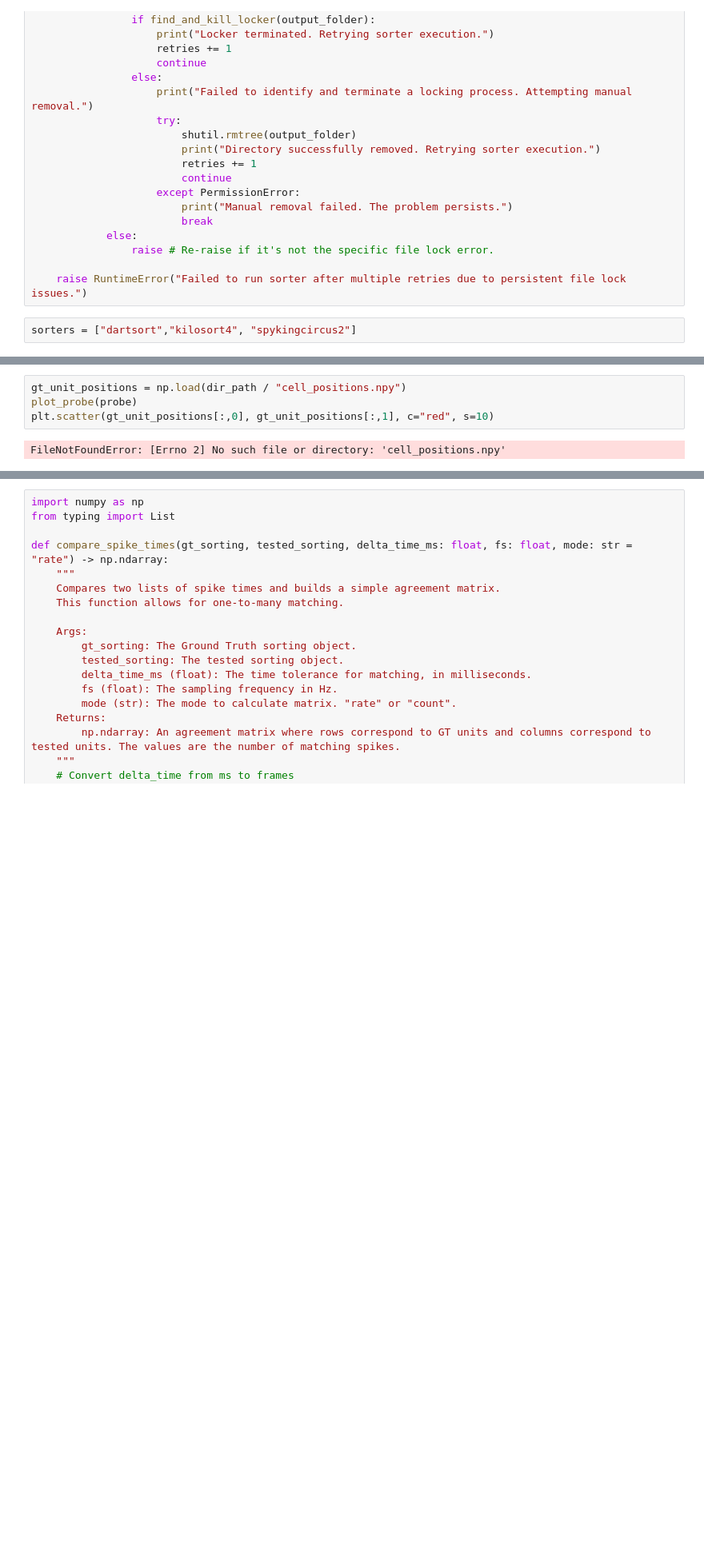
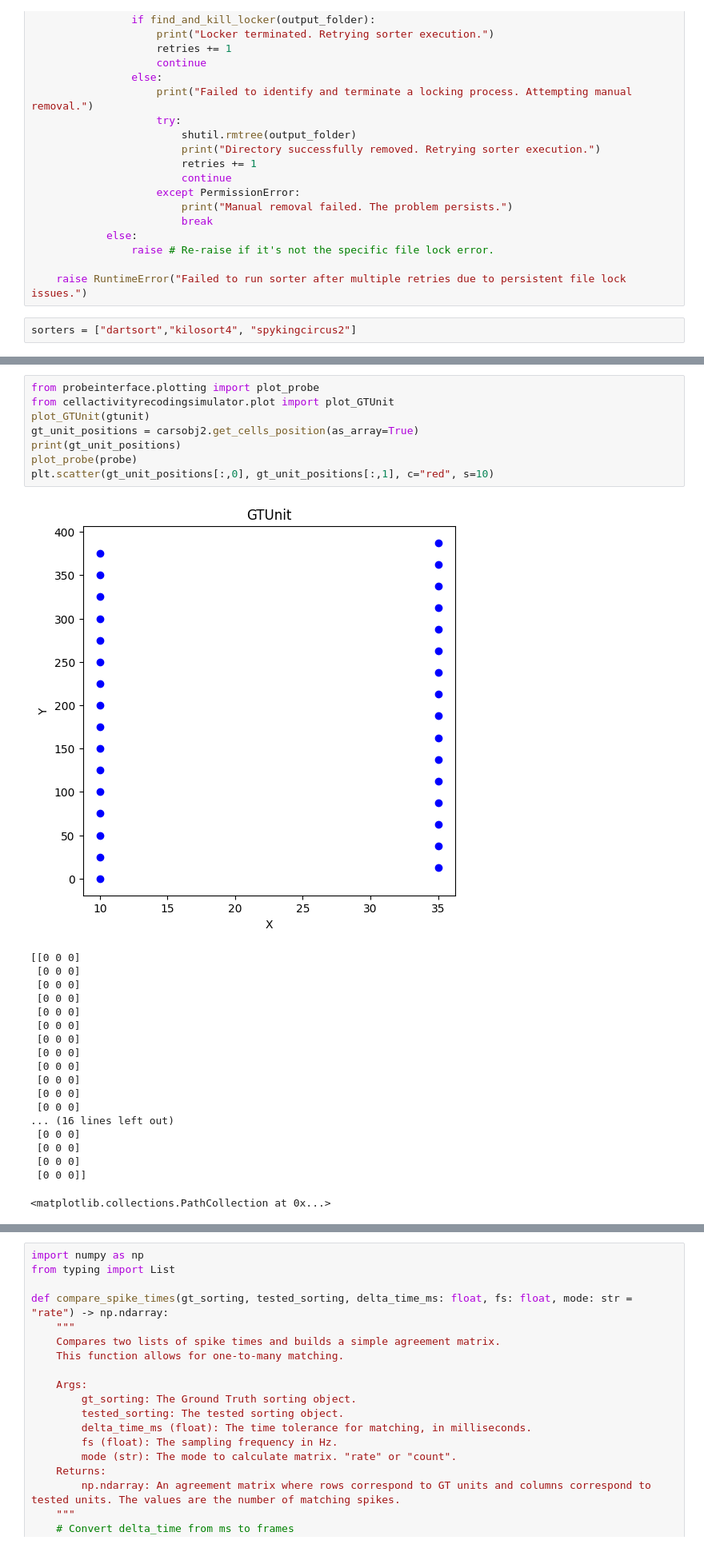
Before and after one commit to void1211/CellActivityRecordingSimulator, a Jupyter notebook: tutrial_carsObj.ipynb, the cells around one changed output, grey strips where cells are left out. Shown at 80% size. Saved outputs shown, nothing was run; the diff lists cells and outputs as text; blank space fills up the shorter version.

```diff
--- a/tutrial_carsObj.ipynb
+++ b/tutrial_carsObj.ipynb
@@ -351,6 +371,28 @@ AttributeError: 'GTUnitObject' object has no attribute 'to_Sorting'
 # %%
-gt_unit_positions = np.load(dir_path / "cell_positions.npy")
+from probeinterface.plotting import plot_probe
+from cellactivityrecodingsimulator.plot import plot_GTUnit
+plot_GTUnit(gtunit)
+gt_unit_positions = carsobj2.get_cells_position(as_array=True)
+print(gt_unit_positions)
 plot_probe(probe)
 plt.scatter(gt_unit_positions[:,0], gt_unit_positions[:,1], c="red", s=10)
 # %% [output]
+[figure, added]
-FileNotFoundError: [Errno 2] No such file or directory: 'cell_positions.npy'
+[[0 0 0]
+ [0 0 0]
+ [0 0 0]
+ [0 0 0]
+ [0 0 0]
+ [0 0 0]
+ [0 0 0]
+ [0 0 0]
+ [0 0 0]
+ [0 0 0]
+ [0 0 0]
+ [0 0 0]
+... (16 lines left out)
+ [0 0 0]
+ [0 0 0]
+ [0 0 0]
+ [0 0 0]]
+<matplotlib.collections.PathCollection at 0x...>
```
Also changed, not shown: parts of 11 cells of this notebook, 11 other files.
